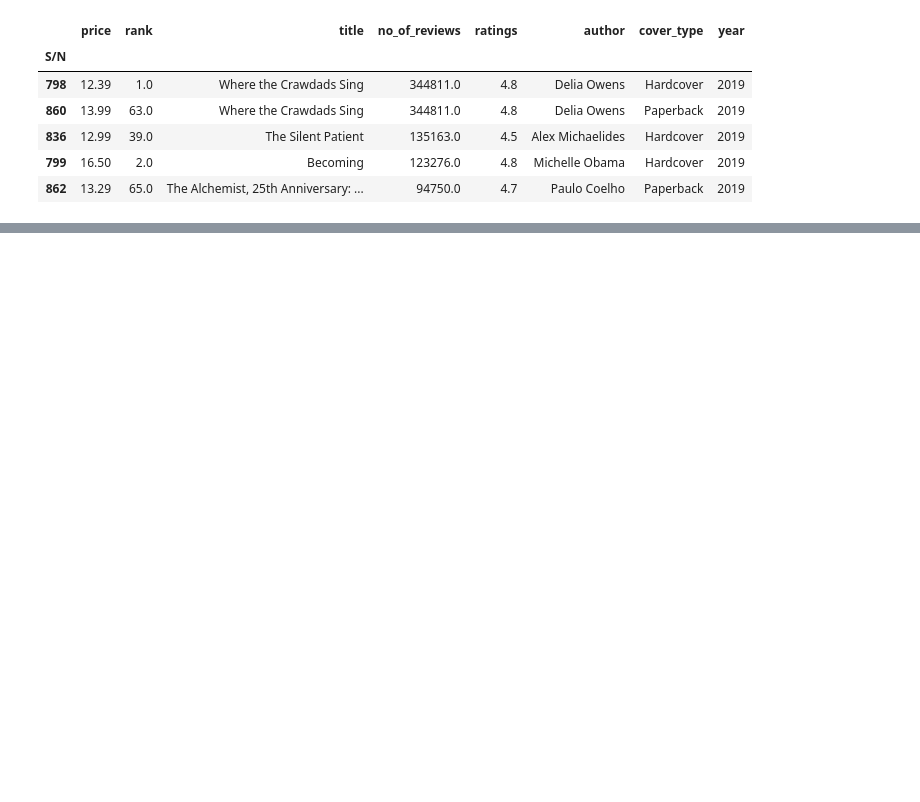
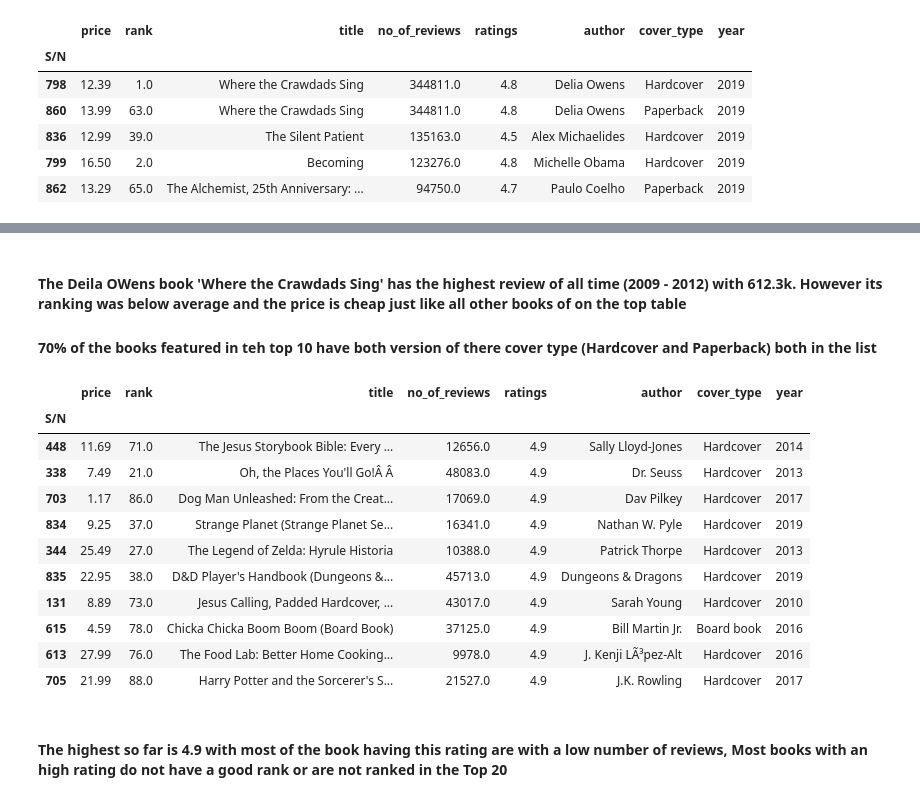
Before and after one commit to Gbekoilias/Stage-E-Exercise, a Jupyter notebook: Uncovering_Insights_Amazon.ipynb, the cells around one changed output, grey strips where cells are left out. Drawn from its saved outputs; the diff is of its cells as text; code cells hidden in the pictures; blank space fills up the shorter version.

```diff
--- a/Uncovering_Insights_Amazon.ipynb
+++ b/Uncovering_Insights_Amazon.ipynb
@@ -342,0 +373,22 @@ df_sorted.head()
+# %% [markdown]
+#### The Deila OWens book 'Where the Crawdads Sing' has the highest review of all time (2009 - 2012) with 612.3k. However its ranking was below average and the price is cheap just like all other books of on the top table
+#### 70% of the books featured in teh top 10 have both version of there cover type (Hardcover and Paperback) both in the list
+# %%
+df_sorted_by_ratings = df.sort_values('ratings', ascending=False)
+top_10_by_ratings = df_sorted_by_ratings.head(10)
+top_10_by_ratings
+# %% [output]
+|  | price | rank | title | no_of_reviews | ratings | author | cover_type | year |
+| S/N |  |  |  |  |  |  |  |  |
+| 448 | 11.69 | 71.0 | The Jesus Storybook Bible: Every ... | 12656.0 | 4.9 | Sally Lloyd-Jones | Hardcover | 2014 |
+| 338 | 7.49 | 21.0 | Oh, the Places You'll Go!Â Â | 48083.0 | 4.9 | Dr. Seuss | Hardcover | 2013 |
+| 703 | 1.17 | 86.0 | Dog Man Unleashed: From the Creat... | 17069.0 | 4.9 | Dav Pilkey | Hardcover | 2017 |
+| 834 | 9.25 | 37.0 | Strange Planet (Strange Planet Se... | 16341.0 | 4.9 | Nathan W. Pyle | Hardcover | 2019 |
+| 344 | 25.49 | 27.0 | The Legend of Zelda: Hyrule Historia | 10388.0 | 4.9 | Patrick Thorpe | Hardcover | 2013 |
+| 835 | 22.95 | 38.0 | D&D Player's Handbook (Dungeons &... | 45713.0 | 4.9 | Dungeons & Dragons | Hardcover | 2019 |
+| 131 | 8.89 | 73.0 | Jesus Calling, Padded Hardcover, ... | 43017.0 | 4.9 | Sarah Young | Hardcover | 2010 |
+| 615 | 4.59 | 78.0 | Chicka Chicka Boom Boom (Board Book) | 37125.0 | 4.9 | Bill Martin Jr. | Board book | 2016 |
+| 613 | 27.99 | 76.0 | The Food Lab: Better Home Cooking... | 9978.0 | 4.9 | J. Kenji LÃ³pez-Alt | Hardcover | 2016 |
+| 705 | 21.99 | 88.0 | Harry Potter and the Sorcerer's S... | 21527.0 | 4.9 | J.K. Rowling | Hardcover | 2017 |
+# %% [markdown]
+#### The highest so far is 4.9 with most of the book having this rating are with a low number of reviews, Most books with an high rating do not have a good rank or are not ranked in the Top 20
```
Also changed, not shown: parts of 7 cells of this notebook.
